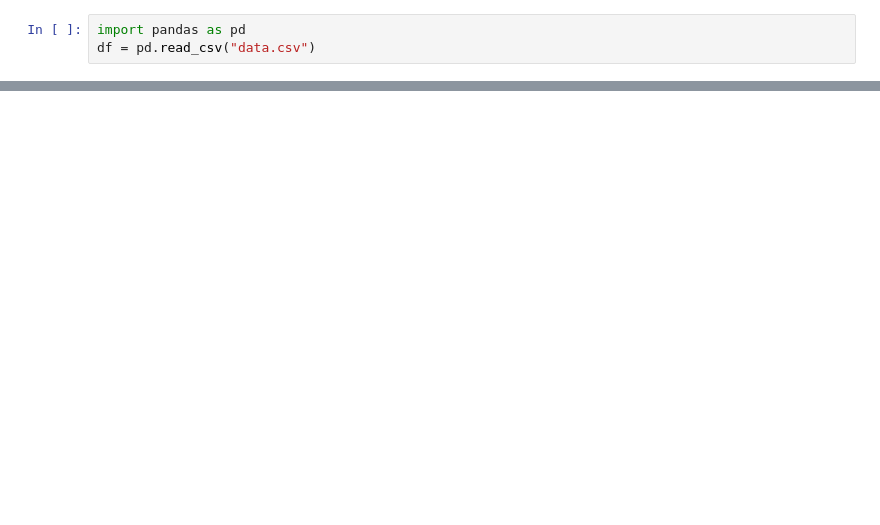
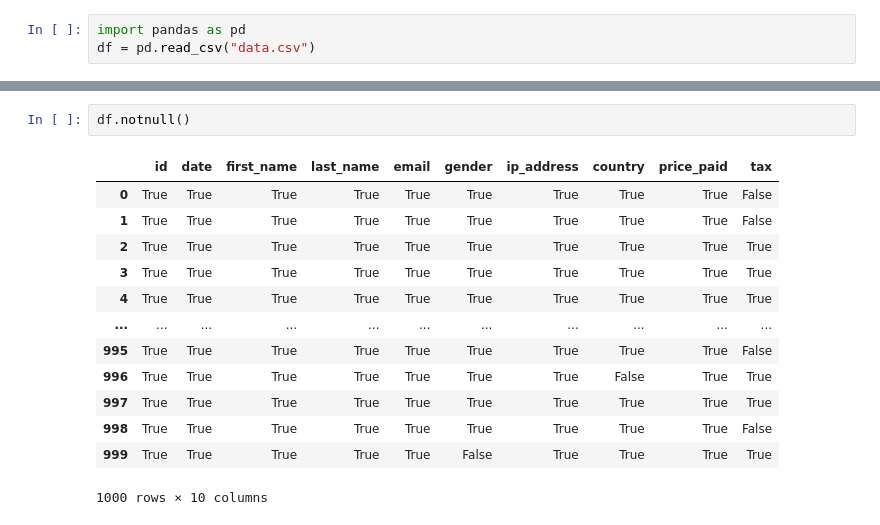
Before and after one commit to tsiporaenkaoua/Datascience-course, a Jupyter notebook: 06_Valeurs-Manquantes.ipynb, the cells around one changed output, grey strips where cells are left out. Drawn from its saved outputs; the diff is of its cells as text; blank space fills up the shorter version.

```diff
--- a/06_Valeurs-Manquantes.ipynb
+++ b/06_Valeurs-Manquantes.ipynb
@@ -19,0 +36,16 @@ df.isnull() #true = valeur vide
+# %%
+df.notnull()
+# %% [output]
+|  | id | date | first_name | last_name | email | gender | ip_address | country | price_paid | tax |
+| 0 | True | True | True | True | True | True | True | True | True | False |
+| 1 | True | True | True | True | True | True | True | True | True | False |
+| 2 | True | True | True | True | True | True | True | True | True | True |
+| 3 | True | True | True | True | True | True | True | True | True | True |
+| 4 | True | True | True | True | True | True | True | True | True | True |
+| ... | ... | ... | ... | ... | ... | ... | ... | ... | ... | ... |
+| 995 | True | True | True | True | True | True | True | True | True | False |
+| 996 | True | True | True | True | True | True | True | False | True | True |
+| 997 | True | True | True | True | True | True | True | True | True | True |
+| 998 | True | True | True | True | True | True | True | True | True | False |
+| 999 | True | True | True | True | True | False | True | True | True | True |
+1000 rows × 10 columns
```
Also changed, not shown: parts of 10 cells of this notebook, 3 other files.
